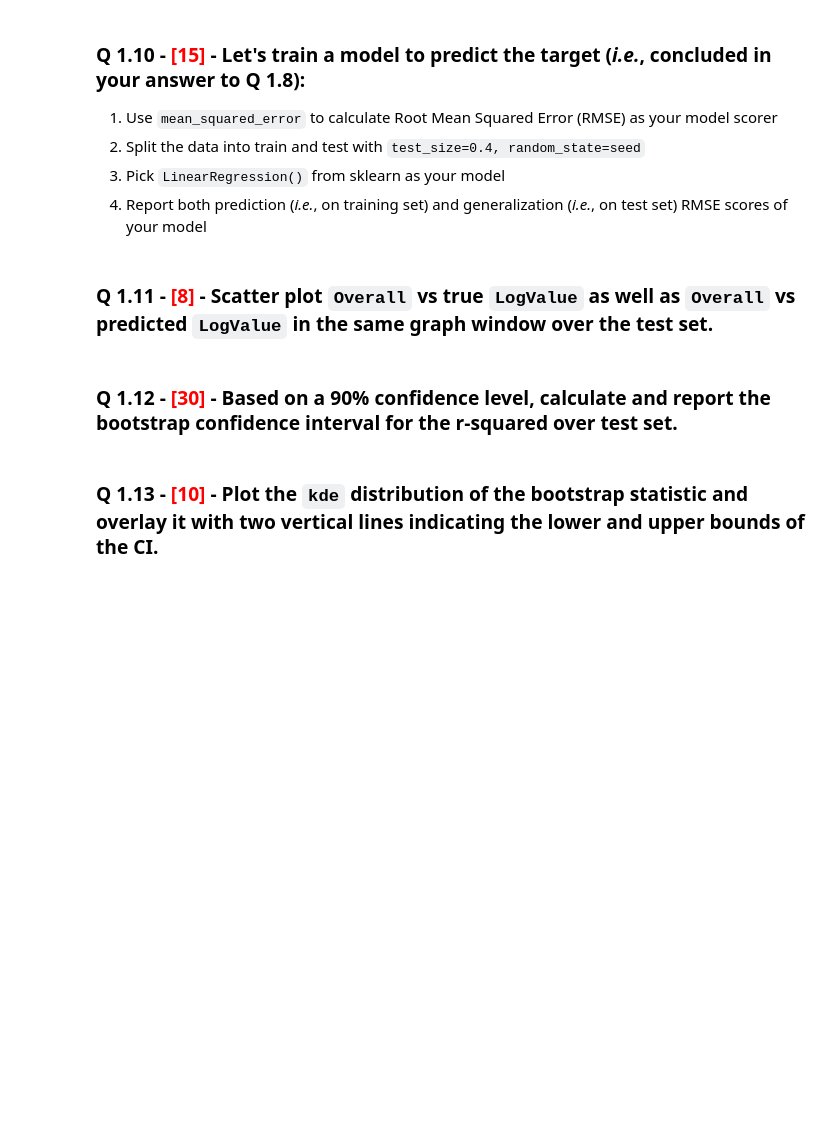
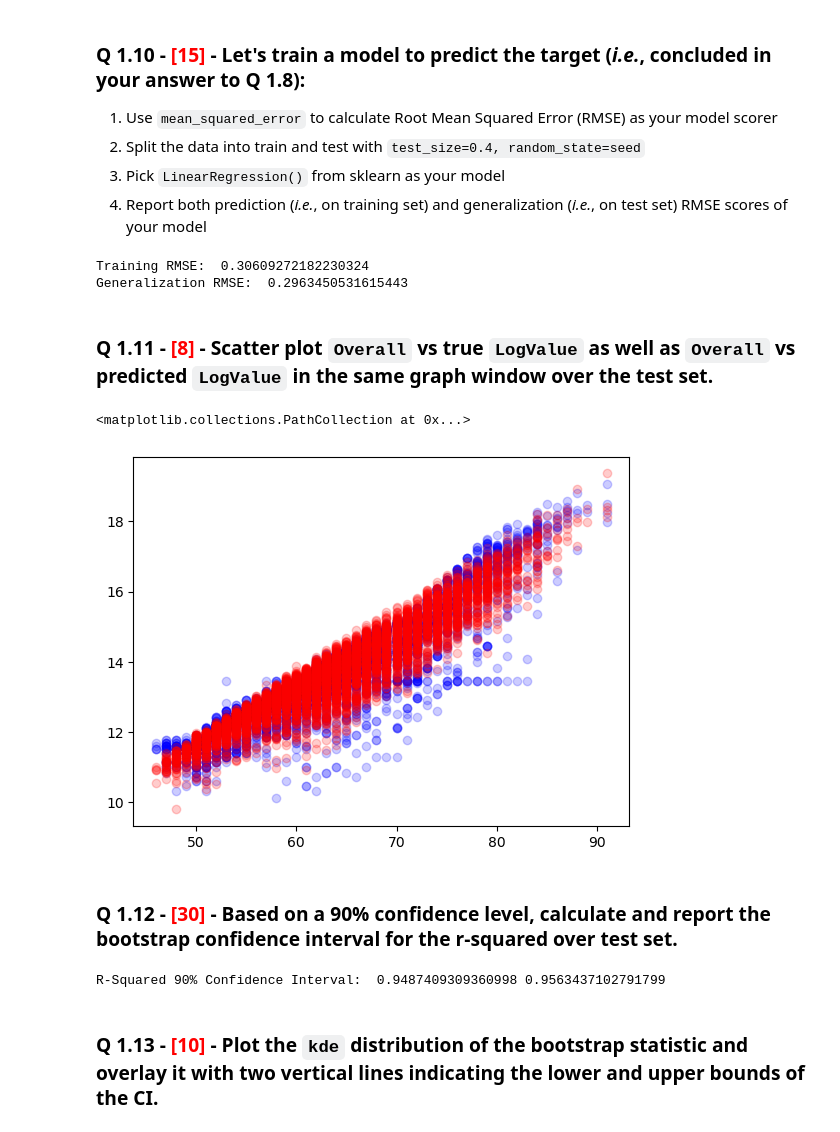
Before and after one commit to rgavigan/ds3000, a Jupyter notebook: assign4/Assignment_4.ipynb, the cells around one changed output. Saved outputs shown, nothing was run; the diff lists cells and outputs as text; code cells hidden in the pictures; blank space fills up the shorter version.

```diff
--- a/assign4/Assignment_4.ipynb
+++ b/assign4/Assignment_4.ipynb
@@ -124,2 +330,28 @@ Once you have the tables, use the mean of the absolute values of the correlation
+# %%
+# Calcuate Root Mean Squared Error (RMSE) with mean_squared error as model scorer
+def RMSE(y_true, y_pred):
+    return np.sqrt(mean_squared_error(y_true, y_pred))
+
+# Split the data into training and testing sets
+X = df.drop(['Value', 'Log_Value', 'Wage'], axis=1)
+y = df['Log_Value']
+X_train, X_test, y_train, y_test = train_test_split(X, y, test_size=0.4, random_state=seed)
+
+# Fit a linear regression model to the training data
+model = LinearRegression()
+model.fit(X_train, y_train)
+
+# Predict the log transformed target on the testing data
+y_pred = model.predict(X_train)
+print("Training RMSE: ", RMSE(y_train, y_pred))
+
+# Report generalization RMSE on test set for log transformed target
+generalization_RMSE = RMSE(y_test, model.predict(X_test))
+print("Generalization RMSE: ", generalization_RMSE)
+
+y_test_pred = model.predict(X_test)
+# %% [output]
+Training RMSE:  0.30609272182230324
+Generalization RMSE:  0.2963450531615443
 # %% [markdown]
 ### Q 1.11 - <span style="color:red">[8]</span> - Scatter plot `Overall` vs true `LogValue` as well as `Overall` vs predicted `LogValue` in the same graph window over the test set.
@@ -128,2 +358,11 @@ Once you have the tables, use the mean of the absolute values of the correlation
+# %%
+# Scatter Plot Overall vs true Log_Value
+plt.scatter(X_test['Overall'], y_test, color='blue', alpha=0.2)
+
+# Scatter Plot Overall vs predicted Log_Value in the same plot
+plt.scatter(X_test['Overall'], y_test_pred, color='red', alpha=0.2)
+# %% [output]
+<matplotlib.collections.PathCollection at 0x...>
+[figure, added]
 # %% [markdown]
 ### Q 1.12 - <span style="color:red">[30]</span> - Based on a 90% confidence level, calculate and report the bootstrap confidence interval for the r-squared over test set.
@@ -132,2 +369,22 @@ Once you have the tables, use the mean of the absolute values of the correlation
+# %%
+# Report Bootstrap Confidence Interval for R-Squared Over Test Set
+def bootstrap_CI(y_true, y_pred, n_bootstraps, bootstraps_size, alpha):
+    bootstraps = np.zeros(n_bootstraps)
+
+    for i in range(n_bootstraps):
+        indices = np.random.choice(len(y_true), size=bootstraps_size, replace=True)
+        bootstraps[i] = np.square(np.corrcoef(y_true.iloc[indices], y_pred[indices])[0,1])
+    bootstraps.sort()
+
+    # Lower / Upper Bound for CI 90% (alpha = 0.1)
+    lower_bound = bootstraps[int((alpha/2)*n_bootstraps)]
+    upper_bound = bootstraps[int((1-alpha/2)*n_bootstraps)]
+
+    return lower_bound, upper_bound, bootstraps
+
+lower_bound, upper_bound, bootstraps = bootstrap_CI(y_test, y_test_pred, 10000, len(y_test), 0.1)
+print("R-Squared 90% Confidence Interval: ", lower_bound, upper_bound)
+# %% [output]
+R-Squared 90% Confidence Interval:  0.9487409309360998 0.9563437102791799
 # %% [markdown]
 ### Q 1.13 - <span style="color:red">[10]</span> - Plot the `kde` distribution of the bootstrap statistic and overlay it with two vertical lines indicating the lower and upper bounds of the CI.
```
Also changed, not shown: parts of 33 cells of this notebook.
